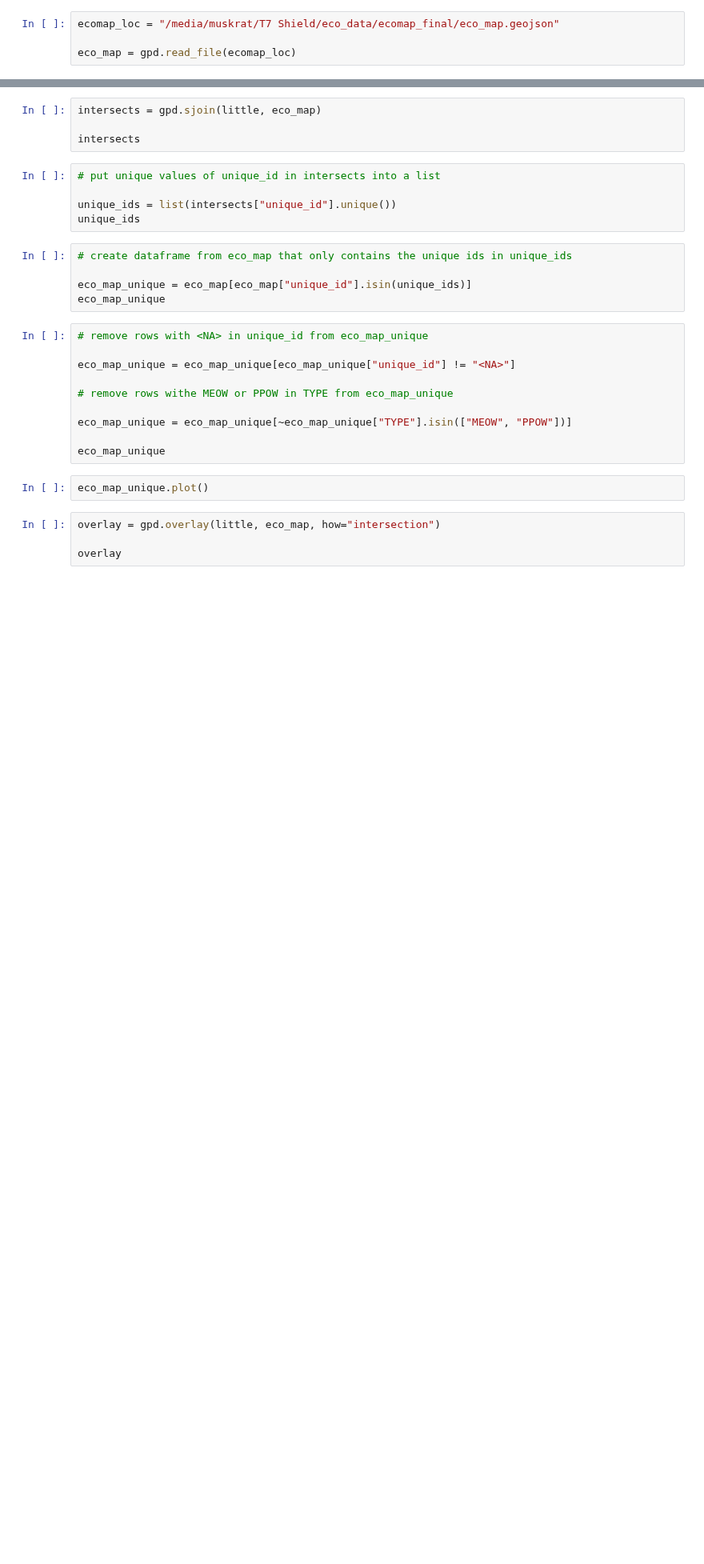
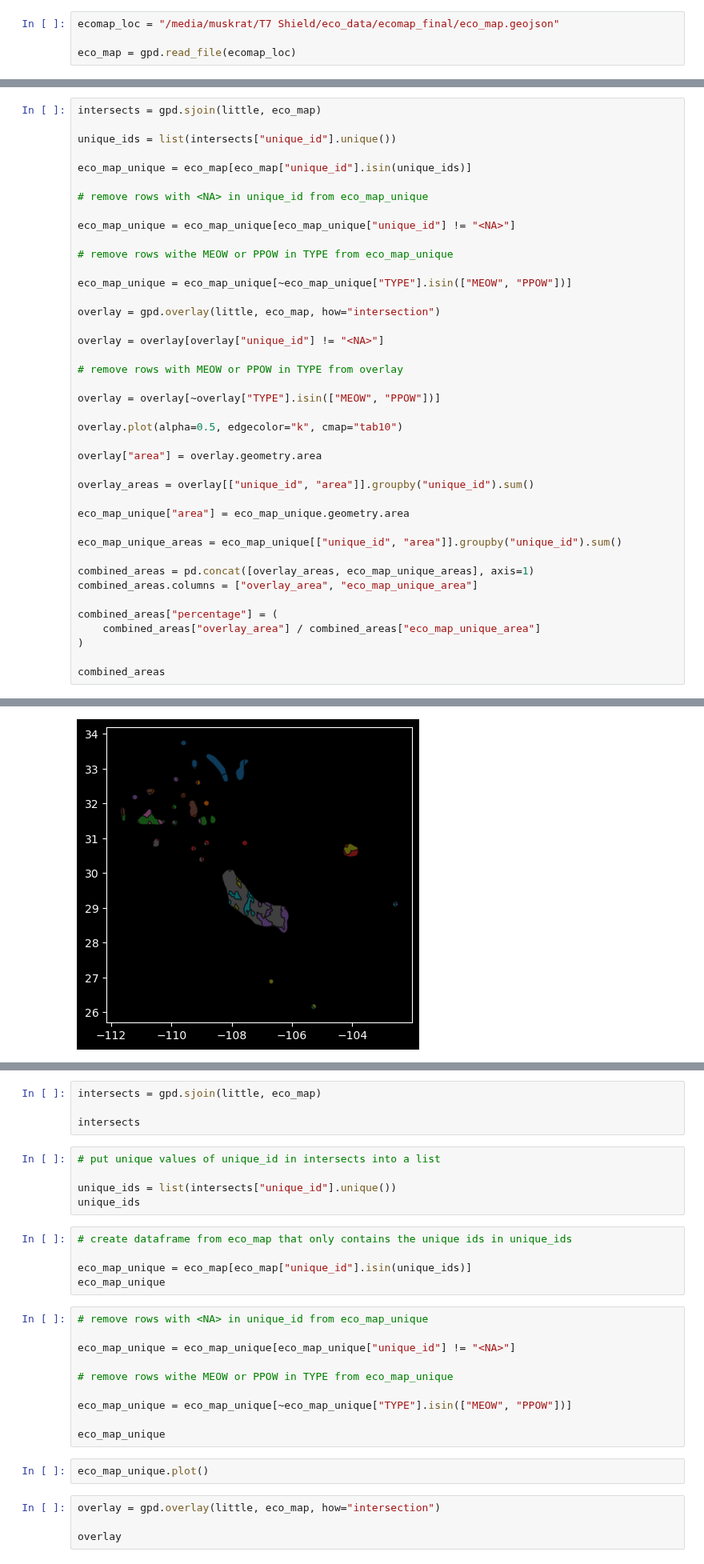
Before and after one commit to sl354207/eco_python, a Jupyter notebook: native/little_test.ipynb, the cells around one changed output, grey strips where cells are left out. Shown at 80% size. Cells and saved outputs as stored; diff of their text form; blank space fills up the shorter version.

```diff
--- a/native/little_test.ipynb
+++ b/native/little_test.ipynb
@@ -55,0 +96,42 @@ ax.invert_xaxis()
+# %%
+intersects = gpd.sjoin(little, eco_map)
+
+unique_ids = list(intersects["unique_id"].unique())
+
+eco_map_unique = eco_map[eco_map["unique_id"].isin(unique_ids)]
+
+# remove rows with <NA> in unique_id from eco_map_unique
+
+eco_map_unique = eco_map_unique[eco_map_unique["unique_id"] != "<NA>"]
+
+# remove rows withe MEOW or PPOW in TYPE from eco_map_unique
+
+eco_map_unique = eco_map_unique[~eco_map_unique["TYPE"].isin(["MEOW", "PPOW"])]
+
+overlay = gpd.overlay(little, eco_map, how="intersection")
+
+overlay = overlay[overlay["unique_id"] != "<NA>"]
+
+# remove rows with MEOW or PPOW in TYPE from overlay
+
+overlay = overlay[~overlay["TYPE"].isin(["MEOW", "PPOW"])]
+
+overlay.plot(alpha=0.5, edgecolor="k", cmap="tab10")
+
+overlay["area"] = overlay.geometry.area
+
+overlay_areas = overlay[["unique_id", "area"]].groupby("unique_id").sum()
+
+eco_map_unique["area"] = eco_map_unique.geometry.area
+
+eco_map_unique_areas = eco_map_unique[["unique_id", "area"]].groupby("unique_id").sum()
+
+combined_areas = pd.concat([overlay_areas, eco_map_unique_areas], axis=1)
+combined_areas.columns = ["overlay_area", "eco_map_unique_area"]
+
+combined_areas["percentage"] = (
+    combined_areas["overlay_area"] / combined_areas["eco_map_unique_area"]
+)
+
+combined_areas
+# %% [output]
@@ -55,0 +148 @@ ax.invert_xaxis()
+[figure, added]
```
Also changed, not shown: parts of 21 cells of this notebook, 2 other files.
